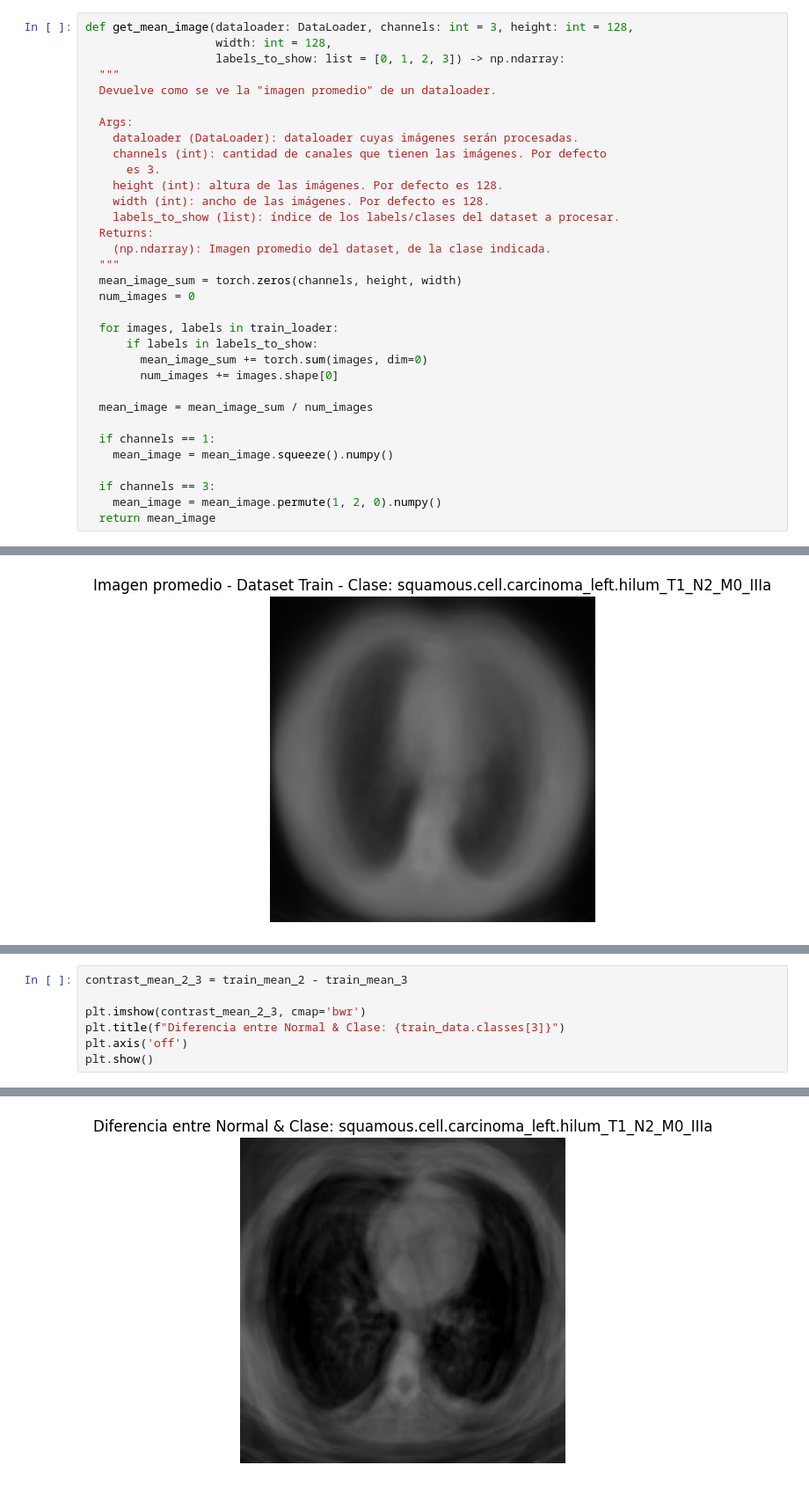
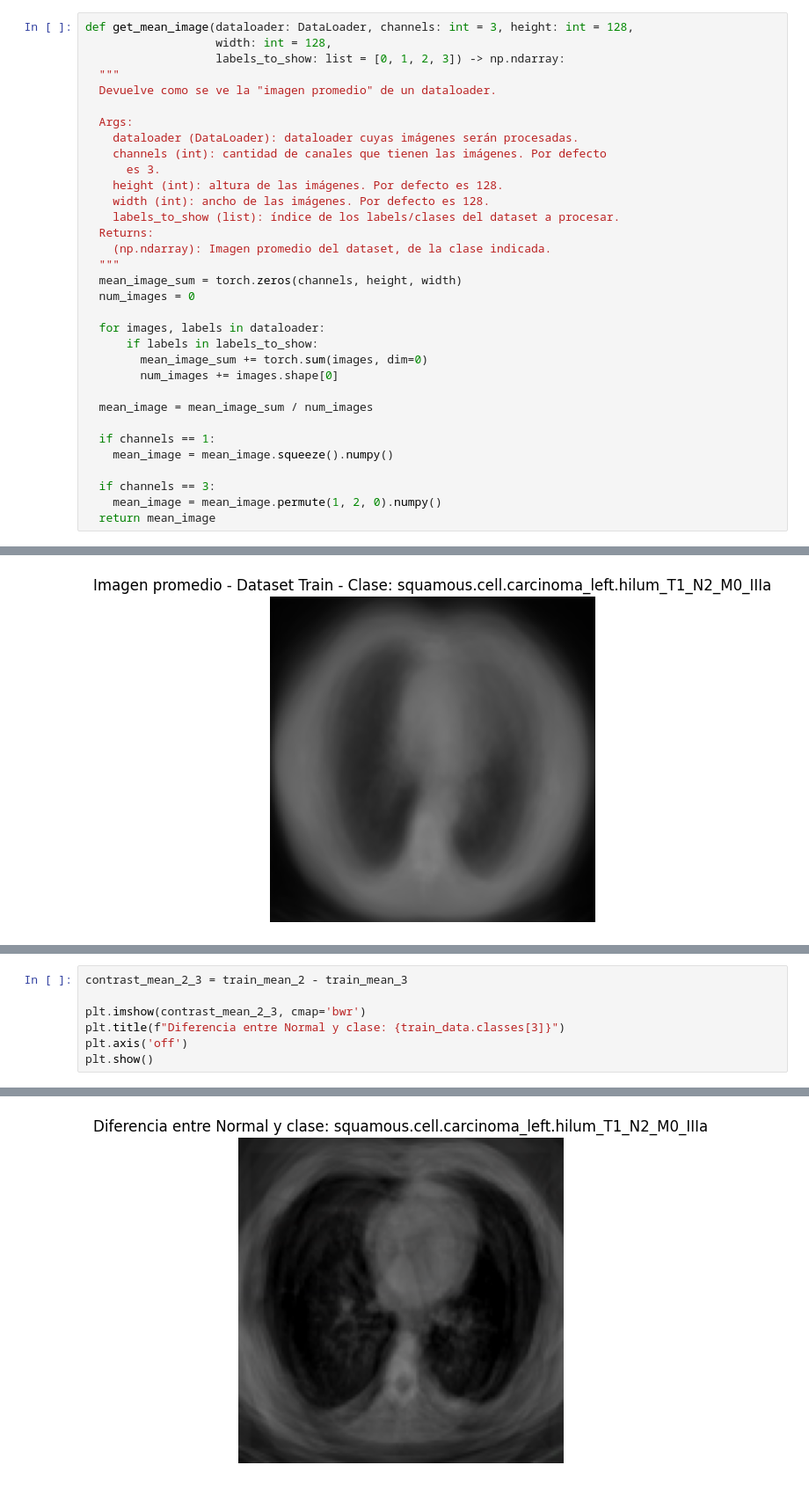
Before and after one commit to gasper-az/vision-computadora-II-trabajo-final, a Jupyter notebook: trabajo-final.ipynb, the cells around one changed output, grey strips where cells are left out. Shown at 88% size. Saved outputs shown, nothing was run; the diff lists cells and outputs as text.

```diff
--- a/trabajo-final.ipynb
+++ b/trabajo-final.ipynb
@@ -454,7 +454,7 @@ def get_mean_image(dataloader: DataLoader, channels: int = 3, height: int = 128,
   mean_image_sum = torch.zeros(channels, height, width)
   num_images = 0
 
-  for images, labels in train_loader:
+  for images, labels in dataloader:
       if labels in labels_to_show:
         mean_image_sum += torch.sum(images, dim=0)
         num_images += images.shape[0]
@@ -535,10 +535,10 @@ WARNING:matplotlib.image:Clipping input data to the valid range for imshow with
 # %%
 contrast_mean_2_3 = train_mean_2 - train_mean_3
 
 plt.imshow(contrast_mean_2_3, cmap='bwr')
-plt.title(f"Diferencia entre Normal & Clase: {train_data.classes[3]}")
+plt.title(f"Diferencia entre Normal y clase: {train_data.classes[3]}")
 plt.axis('off')
 plt.show()
 # %% [output]
 WARNING:matplotlib.image:Clipping input data to the valid range for imshow with RGB data ([0..1] for floats or [0..255] for integers). Got range [-0.0676375..0.4771512].
-[figure, old version]
+[figure, new version]
```
Also changed, not shown: parts of 5 cells of this notebook.
